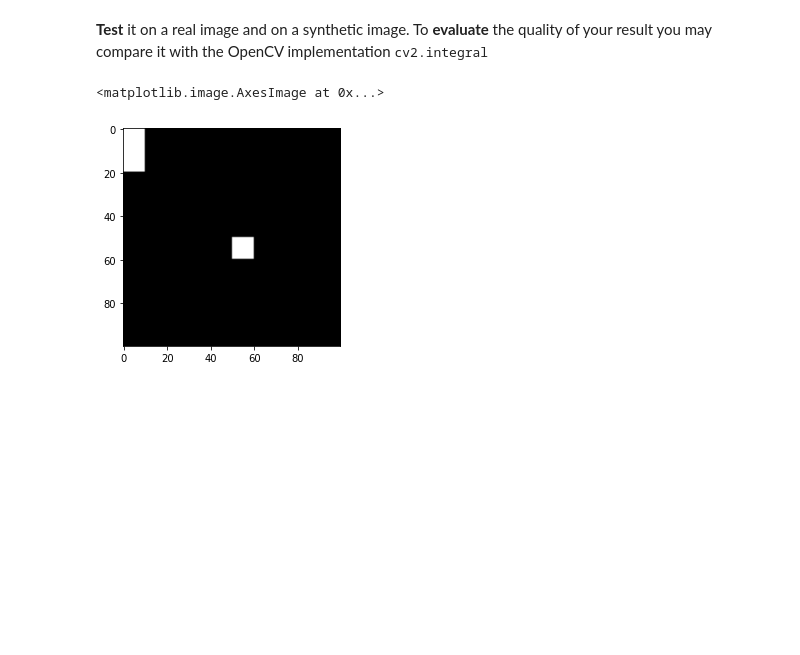
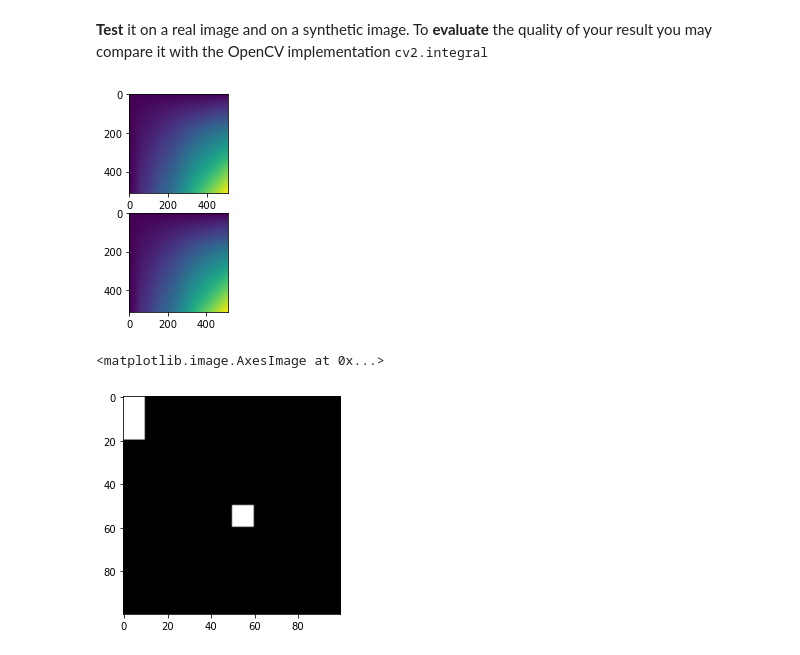
Before and after one commit to Riz97/Computational-Vision, a Jupyter notebook: Lab4/object_detection-sketch.ipynb, the cells around one changed output. Saved outputs shown, nothing was run; the diff lists cells and outputs as text; code cells hidden in the pictures; blank space fills up the shorter version.

```diff
--- a/Lab4/object_detection-sketch.ipynb
+++ b/Lab4/object_detection-sketch.ipynb
@@ -31,7 +31,7 @@ def integral_image(image):
     for y in range(height):
         for x in range(width):
             s[y][x] = s[y-1][x] + image[y][x] if y > 0 else image[y][x]
-            ii[y][x] = # FILL HERE
+            ii[y][x] = s[y][x] + ii[y][x-1]
     return ii
 # %% [markdown]
 <b>Test</b> it on a real image and on a synthetic image.
@@ -39,8 +39,17 @@ To <b>evaluate</b> the quality of your result you may compare it with the OpenCV
 # %%
 # load a real image
 img = cv2.imread('Lena.png')
 gray = cv2.cvtColor(img, cv2.COLOR_BGR2GRAY)
+
+plt.subplot(2,1,1)
 plt.imshow(integral_image(gray))
+
+#Comparison wih OpenCV cv2.integral
+plt.subplot(2,1,2)
+plt.imshow(cv2.integral(gray))
+plt.show()
+# %% [output]
+[figure, added]
 # %%
 # BUILD a simple synthetic B/W image, for instance white rectangles over a black background (but you can make different ones)
 
```
Also changed, not shown: parts of 16 cells of this notebook.
